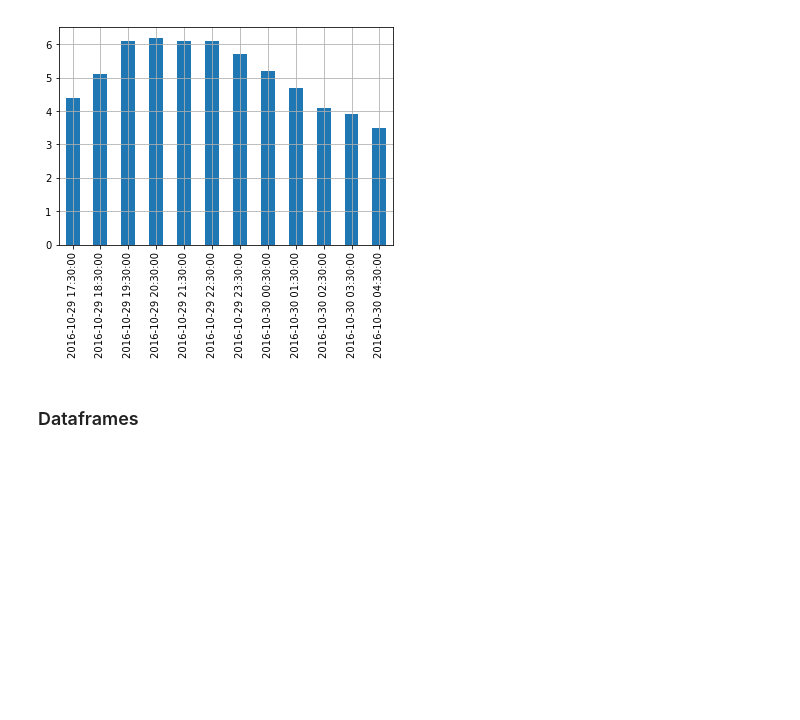
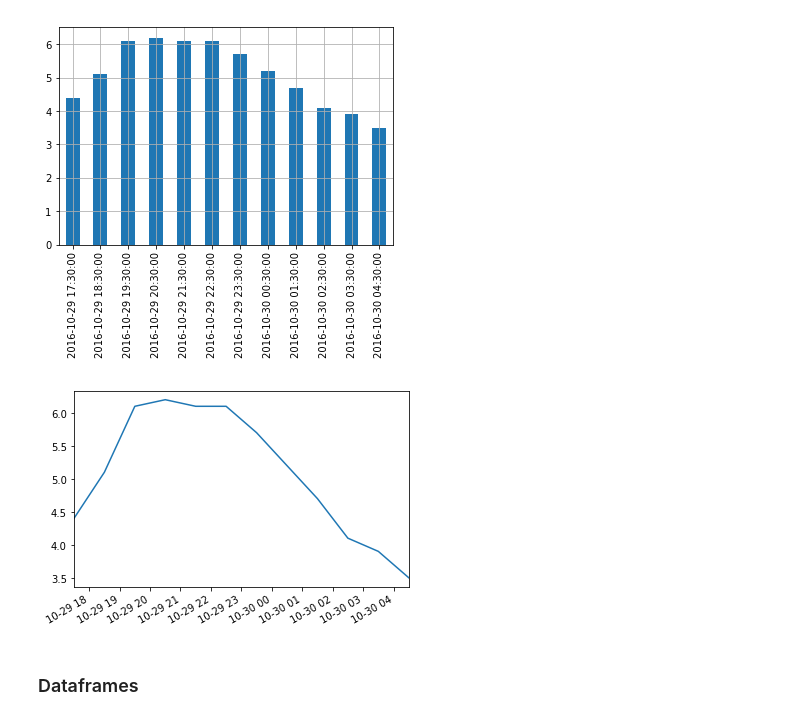
Before and after one commit to carriegardner428/cybersecurity_datascience, a Jupyter notebook: tutorials/Pandas Intro.ipynb, the cells around one changed output. Drawn from its saved outputs; the diff is of its cells as text; code cells hidden in the pictures; blank space fills up the shorter version.

```diff
--- a/tutorials/Pandas Intro.ipynb
+++ b/tutorials/Pandas Intro.ipynb
@@ -111,6 +127,11 @@ plt.grid(True)
 plt.show()
 # %% [output]
 [figure]
+# %%
+temp_series.plot(kind="line")
+plt.show()
+# %% [output]
+[figure, added]
 # %% [markdown]
 ### Dataframes
 # %% [markdown]
```
Also changed, not shown: parts of 32 cells of this notebook.
